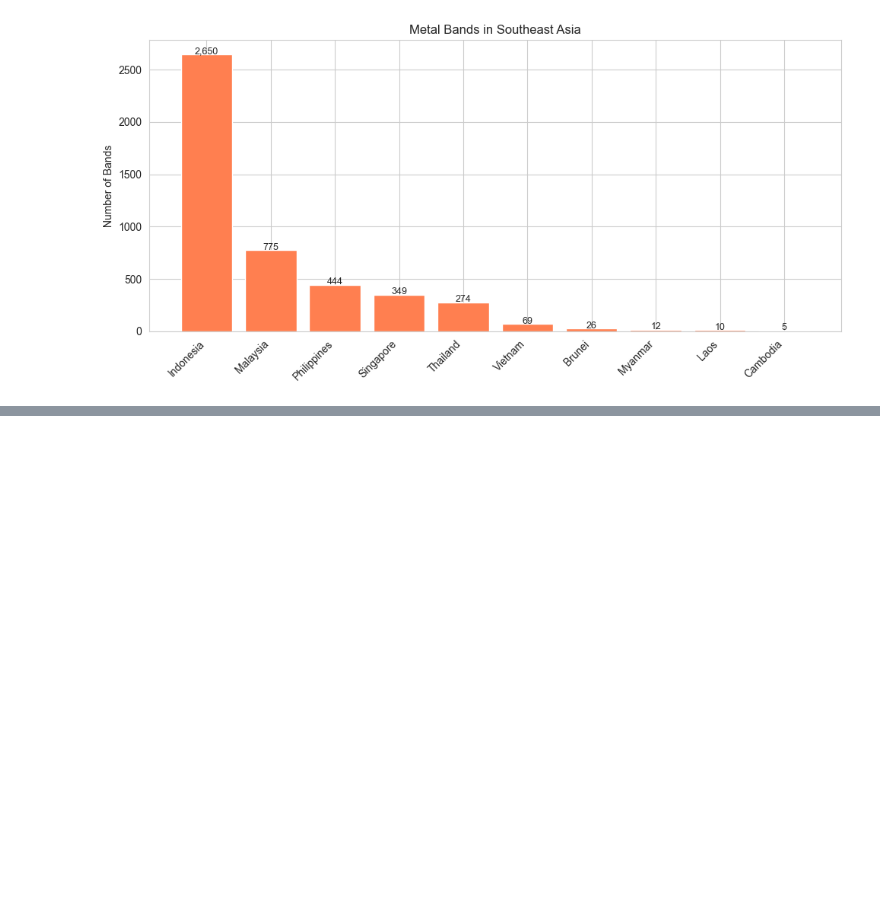
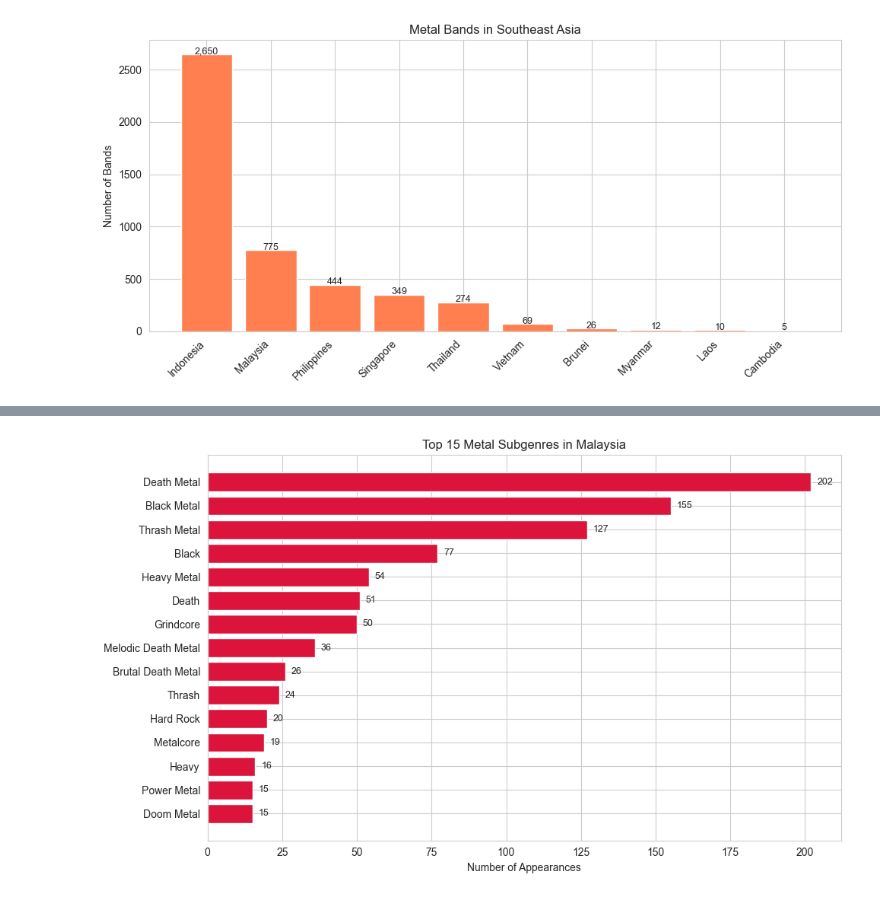
Before and after one commit to mharis8598/metal-eda, a Jupyter notebook: notebooks/01_eda.ipynb, the cells around one changed output, grey strips where cells are left out. Cells and saved outputs as stored; diff of their text form; code cells hidden in the pictures; blank space fills up the shorter version.

```diff
--- a/notebooks/01_eda.ipynb
+++ b/notebooks/01_eda.ipynb
@@ -145,0 +182,23 @@ plt.show()
+# %%
+df_my = df[df["Country"] == "Malaysia"]
+my_genres = df_my["Genre"].str.split("[/,]").explode().str.strip()
+my_genres = my_genres.str.replace(r"\(.*?\)", "", regex=True).str.strip()
+my_genres = my_genres[my_genres != ""]
+
+my_genre_counts = my_genres.value_counts().head(15)
+
+fig, ax = plt.subplots(figsize=(10, 6))
+bars = ax.barh(my_genre_counts.index[::-1], my_genre_counts.values[::-1], color="crimson")
+ax.set_xlabel("Number of Appearances")
+ax.set_title("Top 15 Metal Subgenres in Malaysia")
+
+for bar in bars:
+    width = bar.get_width()
+    ax.text(width + 2, bar.get_y() + bar.get_height()/2,
+            f"{int(width)}", va="center", fontsize=9)
+
+plt.tight_layout()
+plt.savefig("../outputs/malaysia_genres.png", dpi=150, bbox_inches="tight")
+plt.show()
+# %% [output]
+[figure, added]
```
Also changed, not shown: parts of 6 cells of this notebook, 3 other files.
